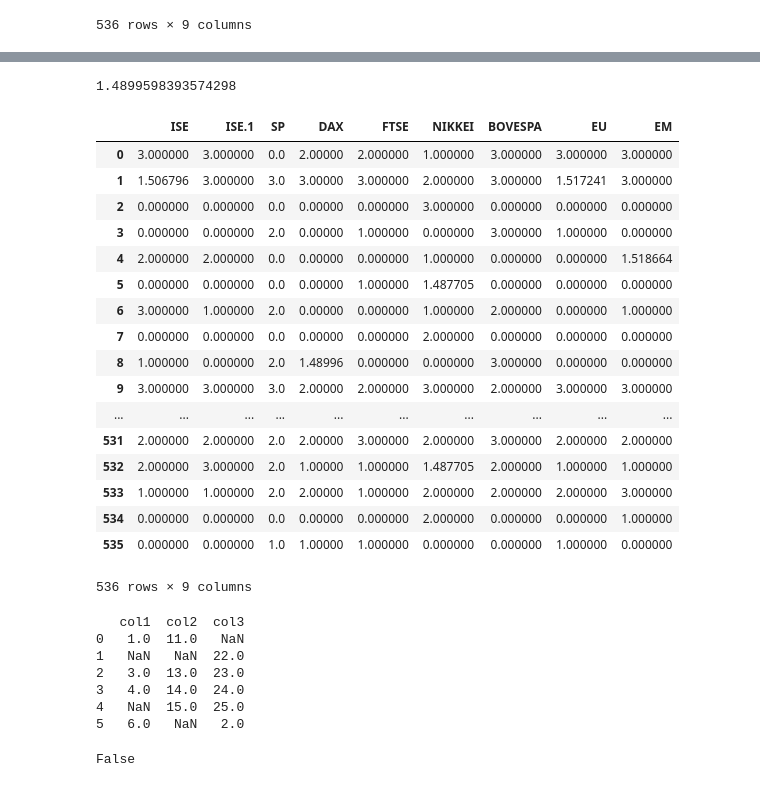
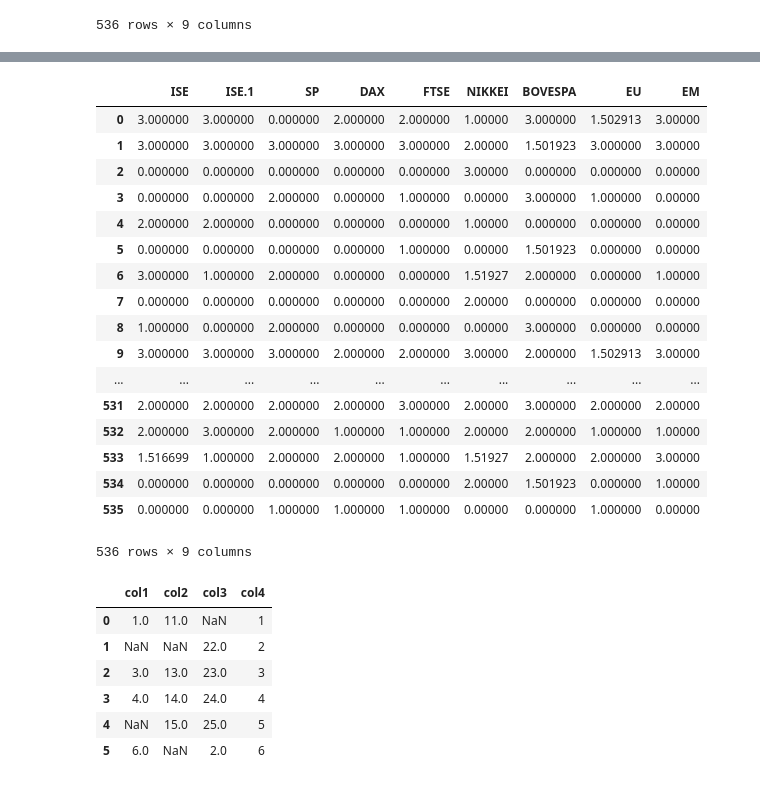
Before and after one commit to fdrio/Data_Mining, a Jupyter notebook: HW/HW1/ipython/HW1_Problem2.ipynb, the cells around one changed output, grey strips where cells are left out. Cells and saved outputs as stored; diff of their text form; code cells hidden in the pictures.

```diff
--- a/HW/HW1/ipython/HW1_Problem2.ipynb
+++ b/HW/HW1/ipython/HW1_Problem2.ipynb
@@ -235,47 +217,43 @@ df_imputed_mean = impute_mean(df_binning2)
 # %%
 # Imputed Median
 df_imputed_median = impute_median(df_binning2)
-df_binning2
+df_imputed_median
 # %% [output]
+|  | ISE | ISE.1 | SP | DAX | FTSE | NIKKEI | BOVESPA | EU | EM |
+| 0 | 3.000000 | 3.000000 | 0.000000 | 2.000000 | 2.000000 | 1.00000 | 3.000000 | 1.502913 | 3.00000 |
+| 1 | 3.000000 | 3.000000 | 3.000000 | 3.000000 | 3.000000 | 2.00000 | 1.501923 | 3.000000 | 3.00000 |
+| 2 | 0.000000 | 0.000000 | 0.000000 | 0.000000 | 0.000000 | 3.00000 | 0.000000 | 0.000000 | 0.00000 |
+| 3 | 0.000000 | 0.000000 | 2.000000 | 0.000000 | 1.000000 | 0.00000 | 3.000000 | 1.000000 | 0.00000 |
+| 4 | 2.000000 | 2.000000 | 0.000000 | 0.000000 | 0.000000 | 1.00000 | 0.000000 | 0.000000 | 0.00000 |
+| 5 | 0.000000 | 0.000000 | 0.000000 | 0.000000 | 1.000000 | 0.00000 | 1.501923 | 0.000000 | 0.00000 |
+| 6 | 3.000000 | 1.000000 | 2.000000 | 0.000000 | 0.000000 | 1.51927 | 2.000000 | 0.000000 | 1.00000 |
+| 7 | 0.000000 | 0.000000 | 0.000000 | 0.000000 | 0.000000 | 2.00000 | 0.000000 | 0.000000 | 0.00000 |
+| 8 | 1.000000 | 0.000000 | 2.000000 | 0.000000 | 0.000000 | 0.00000 | 3.000000 | 0.000000 | 0.00000 |
+| 9 | 3.000000 | 3.000000 | 3.000000 | 2.000000 | 2.000000 | 3.00000 | 2.000000 | 1.502913 | 3.00000 |
+| ... | ... | ... | ... | ... | ... | ... | ... | ... | ... |
+| 531 | 2.000000 | 2.000000 | 2.000000 | 2.000000 | 3.000000 | 2.00000 | 3.000000 | 2.000000 | 2.00000 |
+| 532 | 2.000000 | 3.000000 | 2.000000 | 1.000000 | 1.000000 | 2.00000 | 2.000000 | 1.000000 | 1.00000 |
+| 533 | 1.516699 | 1.000000 | 2.000000 | 2.000000 | 1.000000 | 1.51927 | 2.000000 | 2.000000 | 3.00000 |
+| 534 | 0.000000 | 0.000000 | 0.000000 | 0.000000 | 0.000000 | 2.00000 | 1.501923 | 0.000000 | 1.00000 |
+| 535 | 0.000000 | 0.000000 | 1.000000 | 1.000000 | 1.000000 | 0.00000 | 0.000000 | 1.000000 | 0.00000 |
-1.4899598393574298
+536 rows × 9 columns
-|  | ISE | ISE.1 | SP | DAX | FTSE | NIKKEI | BOVESPA | EU | EM |
-| 0 | 3.000000 | 3.000000 | 0.0 | 2.00000 | 2.000000 | 1.000000 | 3.000000 | 3.000000 | 3.000000 |
-| 1 | 1.506796 | 3.000000 | 3.0 | 3.00000 | 3.000000 | 2.000000 | 3.000000 | 1.517241 | 3.000000 |
-| 2 | 0.000000 | 0.000000 | 0.0 | 0.00000 | 0.000000 | 3.000000 | 0.000000 | 0.000000 | 0.000000 |
-| 3 | 0.000000 | 0.000000 | 2.0 | 0.00000 | 1.000000 | 0.000000 | 3.000000 | 1.000000 | 0.000000 |
-| 4 | 2.000000 | 2.000000 | 0.0 | 0.00000 | 0.000000 | 1.000000 | 0.000000 | 0.000000 | 1.518664 |
-| 5 | 0.000000 | 0.000000 | 0.0 | 0.00000 | 1.000000 | 1.487705 | 0.000000 | 0.000000 | 0.000000 |
-| 6 | 3.000000 | 1.000000 | 2.0 | 0.00000 | 0.000000 | 1.000000 | 2.000000 | 0.000000 | 1.000000 |
-| 7 | 0.000000 | 0.000000 | 0.0 | 0.00000 | 0.000000 | 2.000000 | 0.000000 | 0.000000 | 0.000000 |
-| 8 | 1.000000 | 0.000000 | 2.0 | 1.48996 | 0.000000 | 0.000000 | 3.000000 | 0.000000 | 0.000000 |
-| 9 | 3.000000 | 3.000000 | 3.0 | 2.00000 | 2.000000 | 3.000000 | 2.000000 | 3.000000 | 3.000000 |
-| ... | ... | ... | ... | ... | ... | ... | ... | ... | ... |
-| 531 | 2.000000 | 2.000000 | 2.0 | 2.00000 | 3.000000 | 2.000000 | 3.000000 | 2.000000 | 2.000000 |
-| 532 | 2.000000 | 3.000000 | 2.0 | 1.00000 | 1.000000 | 1.487705 | 2.000000 | 1.000000 | 1.000000 |
-| 533 | 1.000000 | 1.000000 | 2.0 | 2.00000 | 1.000000 | 2.000000 | 2.000000 | 2.000000 | 3.000000 |
-| 534 | 0.000000 | 0.000000 | 0.0 | 0.00000 | 0.000000 | 2.000000 | 0.000000 | 0.000000 | 1.000000 |
-| 535 | 0.000000 | 0.000000 | 1.0 | 1.00000 | 1.000000 | 0.000000 | 0.000000 | 1.000000 | 0.000000 |
-536 rows × 9 columns
 # %%
 # Testing knn imputation algorithm (Trying to)
 # Generating fake DataFrame for testing
 
-df_new ={'col1': [1, np.nan,3,4,np.nan,6], 'col2': [11,np.nan,13,14,15,np.nan],'col3': [np.nan,22,23,24,25,2]}
-df_new = pd.DataFrame(df)
-print(df_new)
-ls = []
-for i, row in df_new.iterrows():
-    ls.append(row)
-ls[2].isnull().any()
+
+df_new1 ={'col1': [1, np.nan,3,4,np.nan,6], 'col2': [11,np.nan,13,14,15,np.nan],'col3': [np.nan,22,23,24,25,2],'col4': [1, 2,3,4,5,6]}
+df_new1 = pd.DataFrame(df_new1)
+
+df_new1
 # %% [output]
-   col1  col2  col3
-0   1.0  11.0   NaN
-1   NaN   NaN  22.0
-2   3.0  13.0  23.0
-3   4.0  14.0  24.0
-4   NaN  15.0  25.0
-5   6.0   NaN   2.0
-False
+|  | col1 | col2 | col3 | col4 |
+| 0 | 1.0 | 11.0 | NaN | 1 |
+| 1 | NaN | NaN | 22.0 | 2 |
+| 2 | 3.0 | 13.0 | 23.0 | 3 |
+| 3 | 4.0 | 14.0 | 24.0 | 4 |
+| 4 | NaN | 15.0 | 25.0 | 5 |
+| 5 | 6.0 | NaN | 2.0 | 6 |
 # %%
 #Check if row has a NaN value and separate those that do and those that don't
 # Separates does that have NaN and does that don't
```
Also changed, not shown: parts of 5 cells of this notebook, 1 other file.
